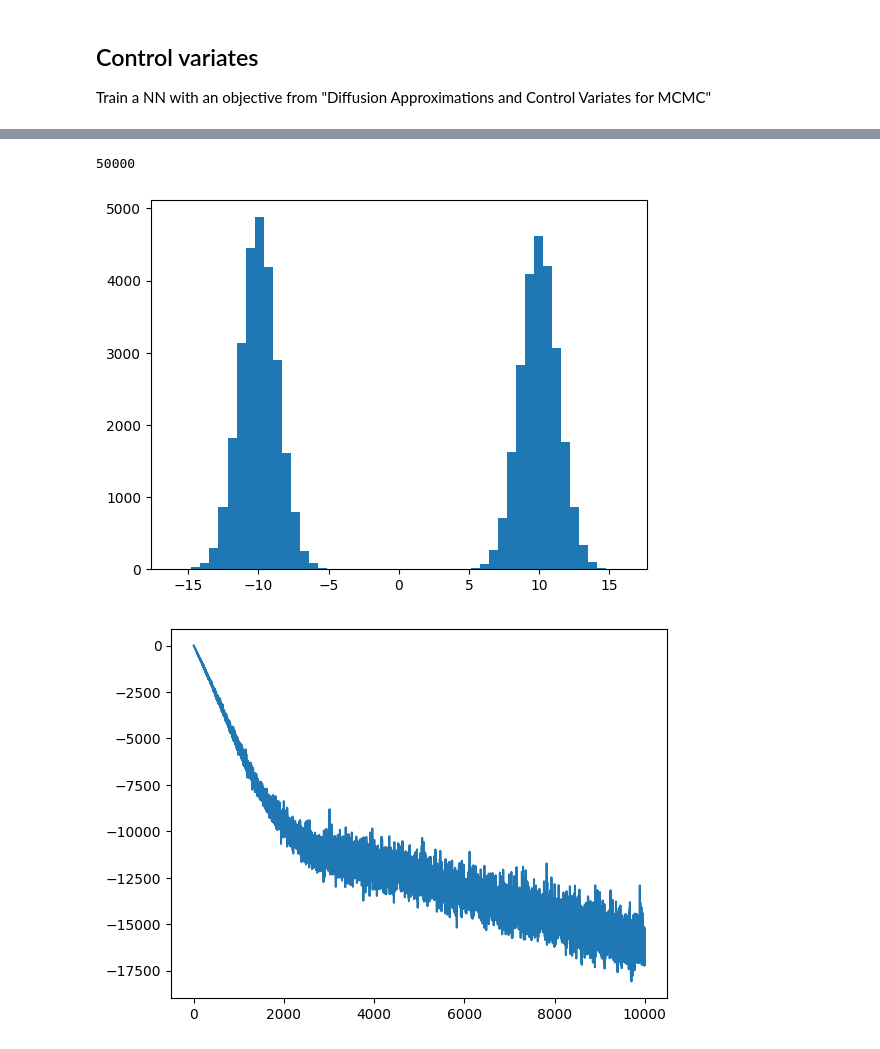
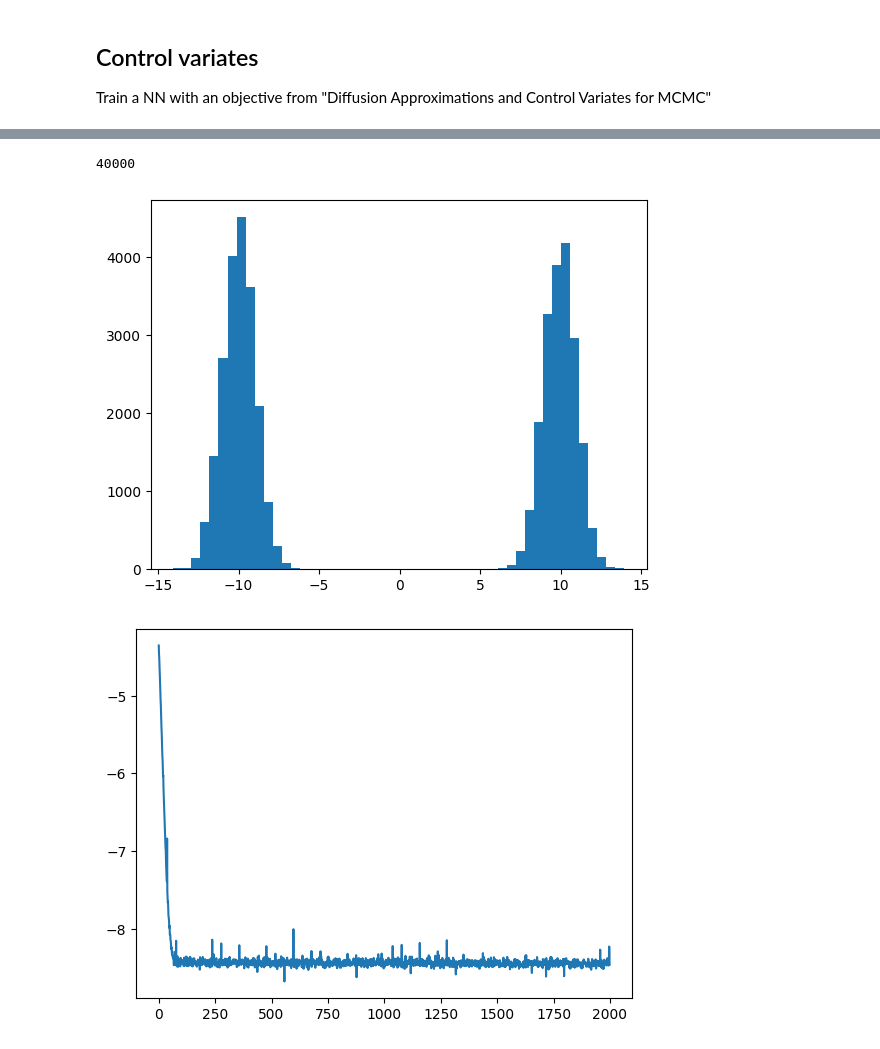
Before and after one commit to kkorolev1/mcmc-control-variates, a Jupyter notebook: experiments.ipynb, the cells around one changed output, grey strips where cells are left out. Saved outputs shown, nothing was run; the diff lists cells and outputs as text; code cells hidden in the pictures.

```diff
--- a/experiments.ipynb
+++ b/experiments.ipynb
@@ -47,7 +48,7 @@ def multichain_sample(sampler: eqx.Module, dim: int, key: jax.random.PRNGKey, n_
     return samples
 # %%
 rng, key = jax.random.split(rng)
-sampler = LangevinDynamics(gradient_func=grad_log_p, n_samples=100, gamma=9e-1, burnin_steps=50)
-samples = multichain_sample(sampler, 1, key)
+sampler = LangevinDynamics(gradient_func=grad_log_p, n_samples=500, gamma=5e-2, burnin_steps=100)
+samples = multichain_sample(sampler, 1, key, n_chains = 100)
 # %%
 #plt.scatter(samples[:,0], samples[:,1], alpha=0.7)
@@ -84,39 +97,39 @@ from utils import inf_loop
 # %%
 rng, key = jax.random.split(rng)
-training_samples = multichain_sample(sampler, 1, key, n_chains=1000)
+training_samples = multichain_sample(sampler, 1, key, n_chains = 100)
 dataset = jdl.ArrayDataset(training_samples)
 dataloader = jdl.DataLoader(
     dataset,
     backend="jax",
-    batch_size=128,
+    batch_size=1024,
     shuffle=True
 )
 dataloader = inf_loop(dataloader)
 len(dataset)
 # %% [output]
-50000
+40000
 # %%
 plt.hist(dataset.arrays[0], bins=50)
 plt.show()
 # %% [output]
-[figure, old version]
+[figure, new version]
 # %%
 rng, key = jax.random.split(rng)
-cv_model = ControlVariateModel(in_size=1, width_size=1024, depth=1, key=key)
-optimizer = optax.adam(learning_rate=1e-4, nesterov=True)
+cv_model = ControlVariateModel(in_size=1, width_size=32, key=key)
+optimizer = optax.adam(learning_rate=1e-4)
 
 cv_model, loss_history = fit_cv(
     cv_model,
     fn,
     dataloader,
     optimizer,
     cv_loss,
-    n_steps=10000,
+    n_steps=2000,
 )
 
 plt.plot(loss_history)
 plt.show()
 # %% [output]
-[figure, old version]
+[figure, new version]
 # %%
 from diffcv.cv import Generator
```
Also changed, not shown: parts of 12 cells of this notebook, 2 other files.
